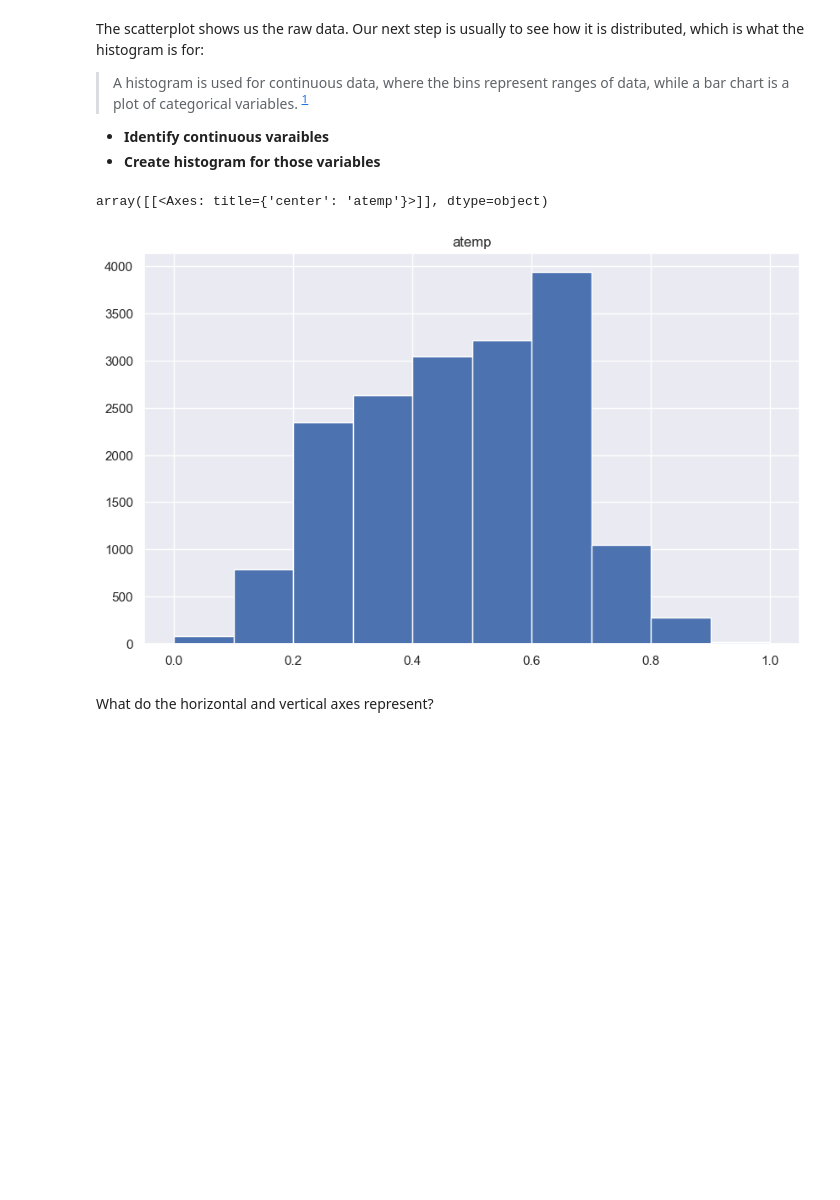
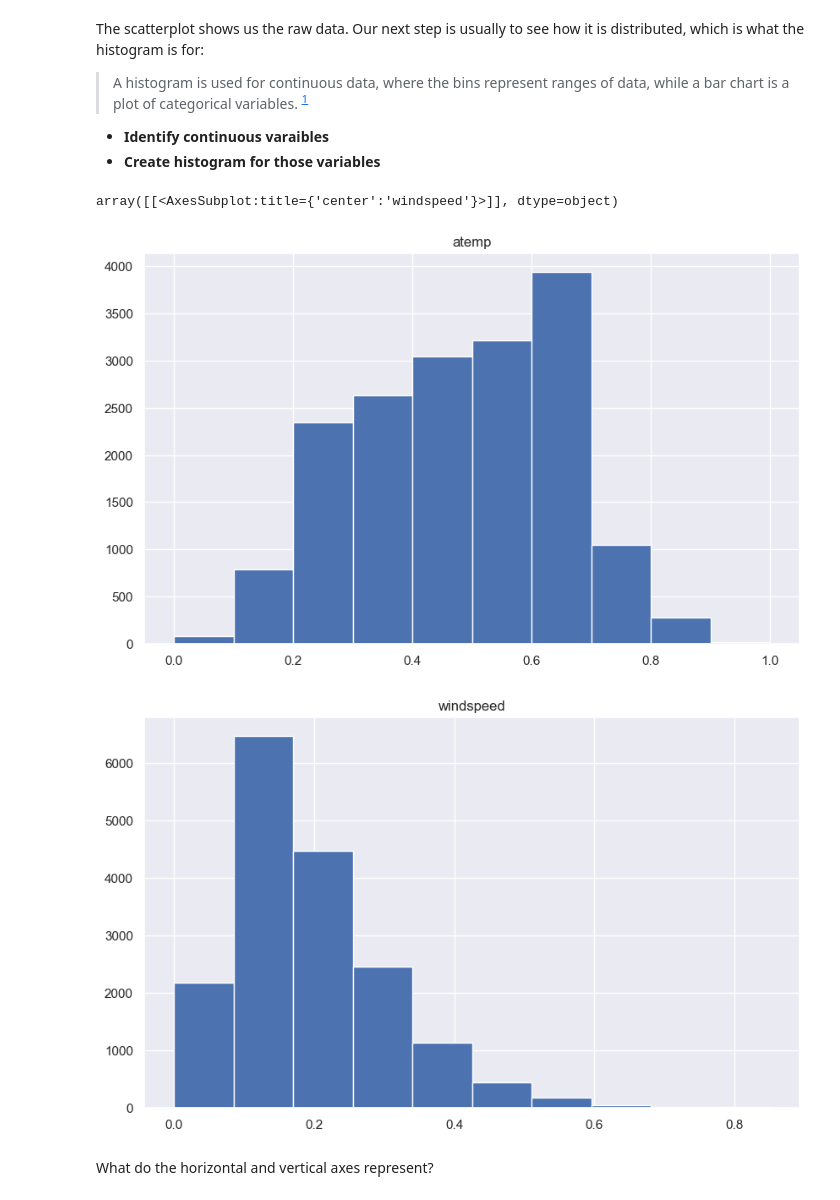
Before and after one commit to SebaCrespo10/IOD, a Jupyter notebook: Mod 2/IOD_Lab-2_1_2.ipynb, the cells around one changed output. Drawn from its saved outputs; the diff is of its cells as text; code cells hidden in the pictures; blank space fills up the shorter version.

```diff
--- a/Mod 2/IOD_Lab-2_1_2.ipynb
+++ b/Mod 2/IOD_Lab-2_1_2.ipynb
@@ -94,10 +93,12 @@ The scatterplot shows us the raw data. Our next step is usually to see how it is
 # %%
 #ANSWER
 
 bikes.hist('atemp')
+bikes.hist('windspeed')
 # %% [output]
-array([[<Axes: title={'center': 'atemp'}>]], dtype=object)
+array([[<AxesSubplot:title={'center':'windspeed'}>]], dtype=object)
 [figure]
+[figure, added]
 # %% [markdown]
 What do the horizontal and vertical axes represent?
 # %% [markdown]
```
Also changed, not shown: parts of 54 cells of this notebook, 16 other files.
